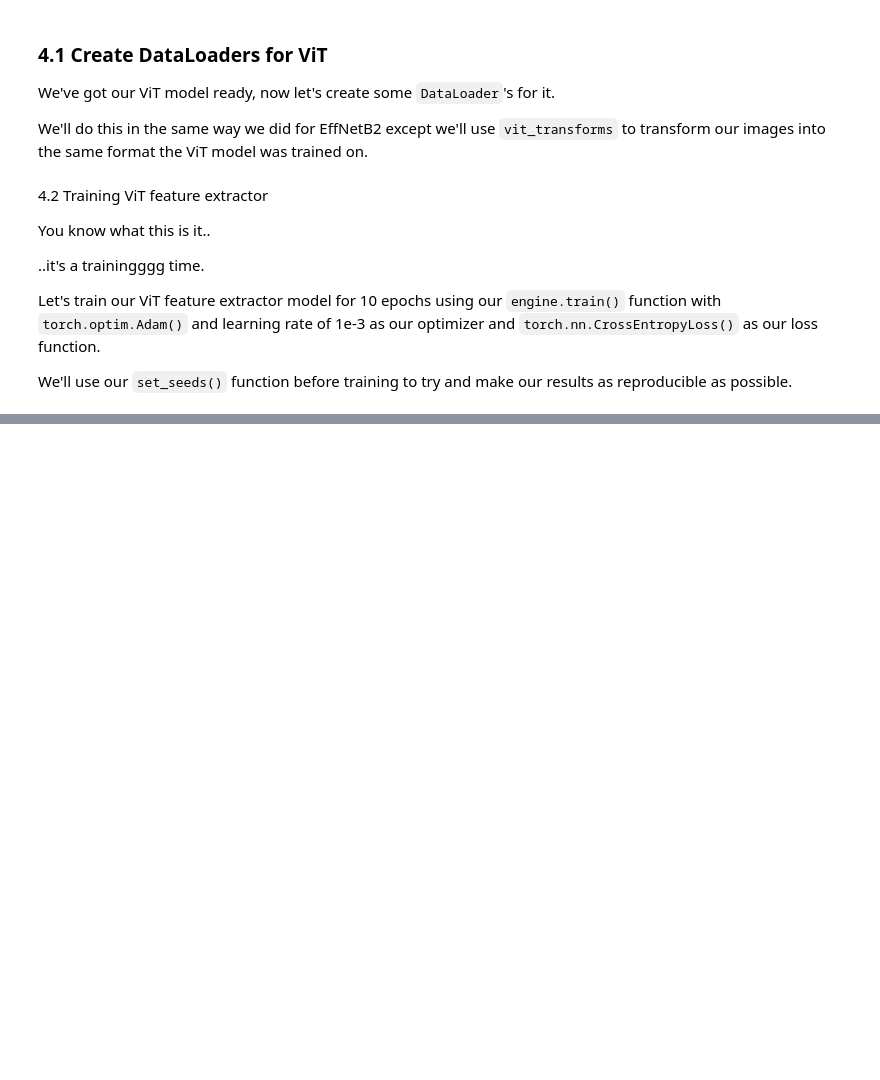
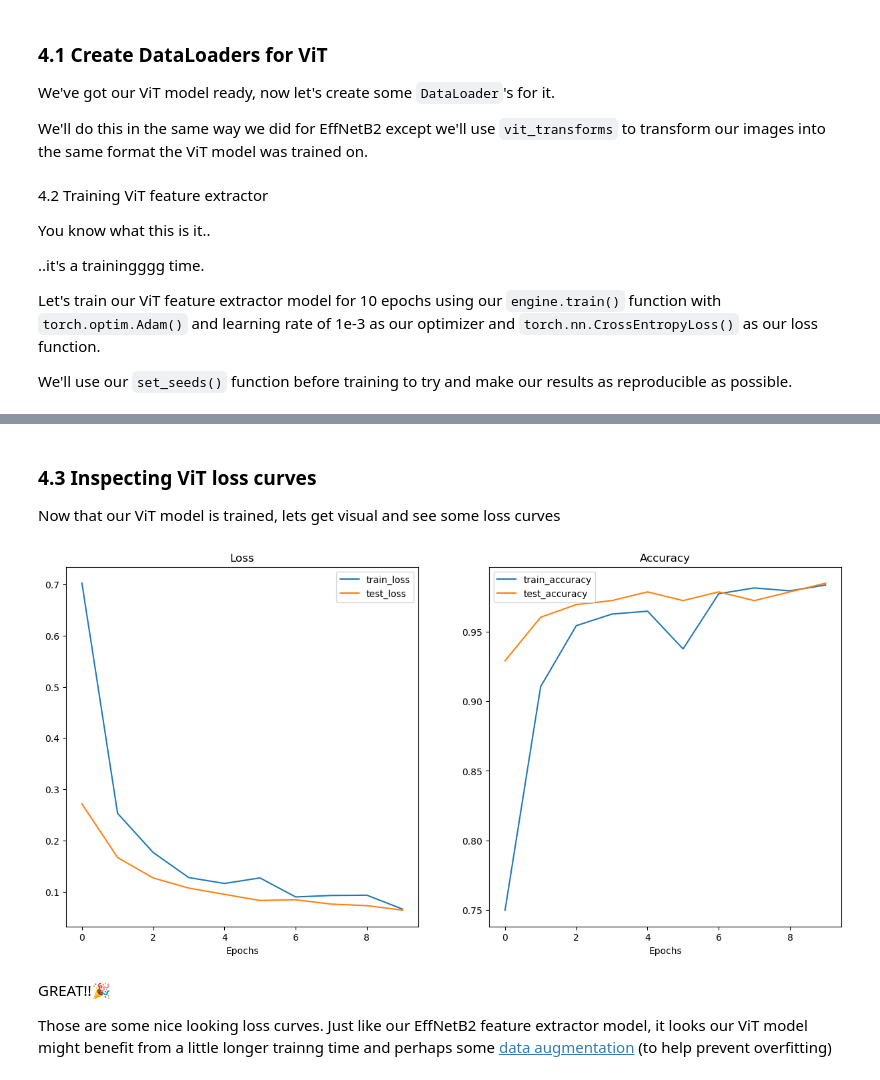
Before and after one commit to maheshsunuwar/deep-learning-pytorch, a Jupyter notebook: 09. PyTorch Model Deployment/09-pytorch-model-deployment.ipynb, the cells around one changed output, grey strips where cells are left out. Cells and saved outputs as stored; diff of their text form; code cells hidden in the pictures; blank space fills up the shorter version.

```diff
--- a/09. PyTorch Model Deployment/09-pytorch-model-deployment.ipynb
+++ b/09. PyTorch Model Deployment/09-pytorch-model-deployment.ipynb
@@ -762,0 +761,14 @@ vit_results = engine.train(model=vit,
+# %% [markdown]
+### 4.3 Inspecting ViT loss curves
+
+Now that our ViT model is trained, lets get visual and see some loss curves
+# %%
+from helper_functions import plot_loss_curves
+
+plot_loss_curves(vit_results)
+# %% [output]
+[figure, added]
+# %% [markdown]
+GREAT!!🎉
+
+Those are some nice looking loss curves. Just like our EffNetB2 feature extractor model, it looks our ViT model might benefit from a little longer trainng time and perhaps some [data augmentation](https://www.learnpytorch.io/04_pytorch_custom_datasets/#6-other-forms-of-transforms-data-augmentation) (to help prevent overfitting)
```
Also changed, not shown: parts of 16 cells of this notebook.
